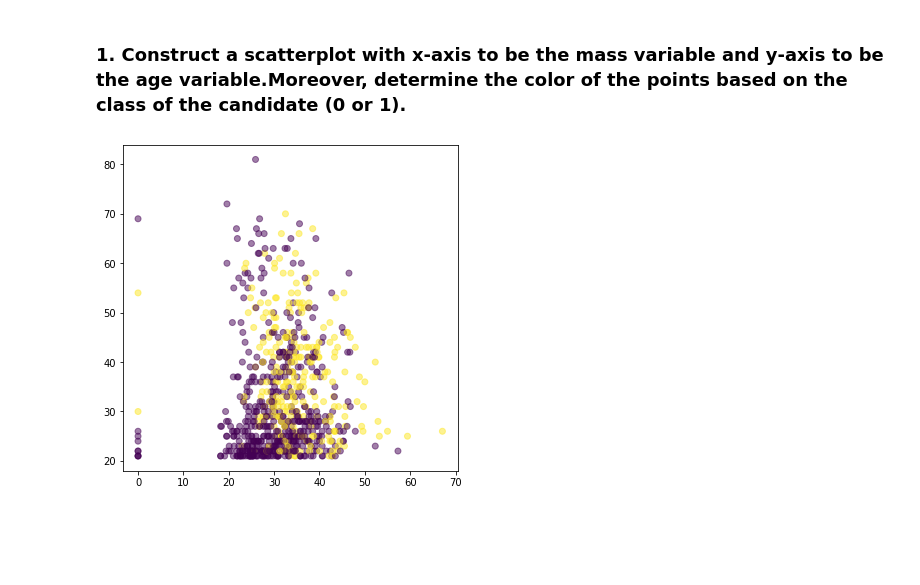
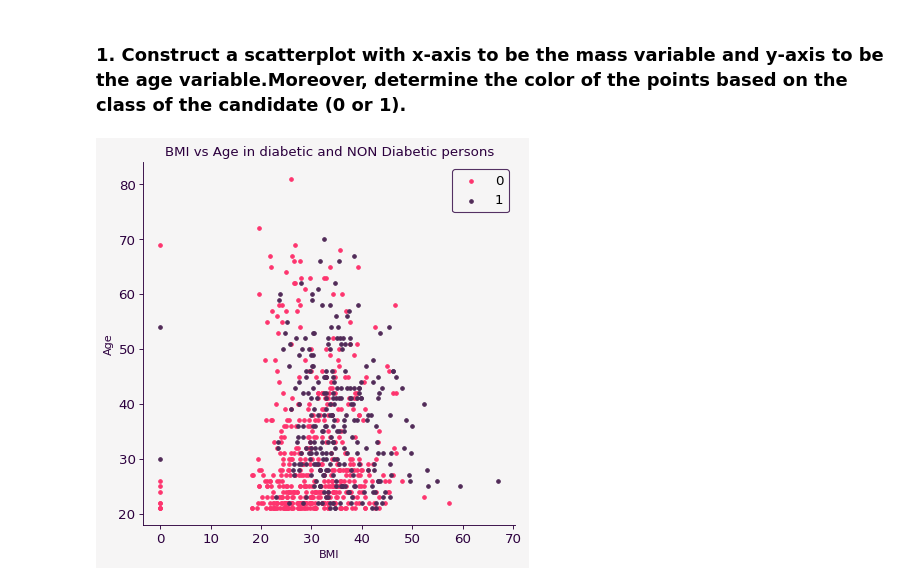
Before and after one commit to abhishek540/freelancing_project, a Jupyter notebook: pima-indian-diabetes-dataset-lab-assignment-05.ipynb, the cells around one changed output. Saved outputs shown, nothing was run; the diff lists cells and outputs as text; code cells hidden in the pictures; blank space fills up the shorter version.

```diff
--- a/pima-indian-diabetes-dataset-lab-assignment-05.ipynb
+++ b/pima-indian-diabetes-dataset-lab-assignment-05.ipynb
@@ -142,10 +144,34 @@ plt.show()
 [figure]
 # %% [markdown]
 ### 1. Construct a scatterplot with x-axis to be the mass variable and y-axis to be the age variable.Moreover, determine the color of the points based on the class of the candidate (0 or 1).
-# %%
-fig = plt.figure(figsize = (6,6))
-
-plt.scatter(df["BMI"],df["Age"],c=df["Outcome"], alpha =0.5)
-plt.show()
-# %% [output]
-[figure, removed]
+# %%
+#creating categories of outcome
+categories = np.unique(df["Outcome"])
+color_category = [colors[1],colors[2]]
+
+#deciding the subplot size
+fig, ax = plt.subplots(figsize = (6,6),dpi=80, facecolor=colors[0])
+ax.set_facecolor(colors[0])
+
+#for each category mapped into scatterplot then like 1st layer and second layer
+for i, category in enumerate(categories):
+    plt.scatter("BMI","Age",data = df.loc[df.Outcome==category,:],s =10, c = colors[i+1] , label=str(category))
+
+#decoration
+#giving label to the axis
+plt.xlabel("BMI");    plt.ylabel("Age")
+#title of the plot
+plt.title("BMI vs Age in diabetic and NON Diabetic persons", color = colors[3])
+plt.gca(xlims=(0,70),ylims=(0,80))
+
+plt.xticks(fontsize=12); plt.yticks(fontsize=12)
+plt.legend(fontsize=12,facecolor= colors[0],edgecolor=colors[3])
+
+ax.xaxis.label.set_color(colors[3]); ax.yaxis.label.set_color(colors[3])
+ax.tick_params(axis="x",colors=colors[3]);ax.tick_params(axis = "y",colors=colors[3])
+ax.spines["left"].set_color(colors[3]);ax.spines["bottom"].set_color(colors[3])
+ax.spines["right"].set_visible(False);ax.spines["top"].set_visible(False)
+
+plt.show()
+# %% [output]
+[figure, added]
```
Also changed, not shown: parts of 2 cells of this notebook.
